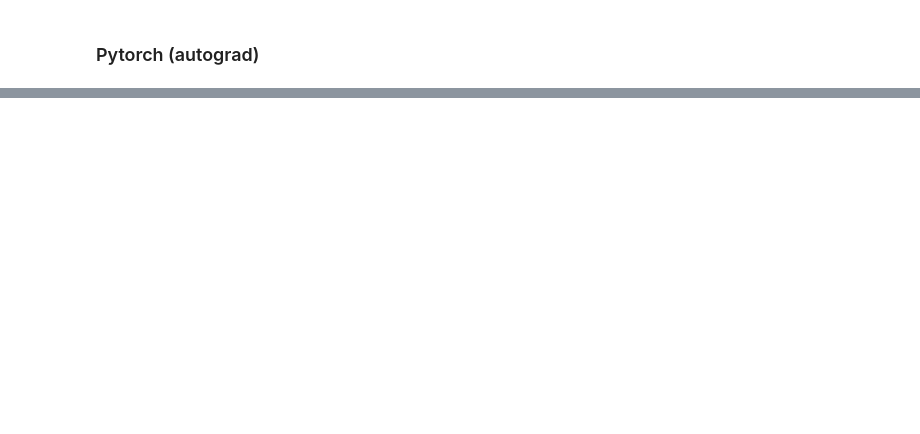
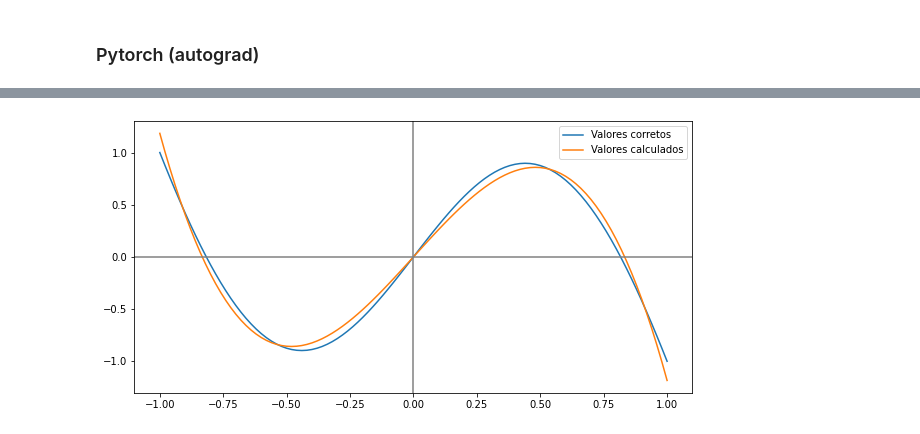
Before and after one commit to danieldasilvacosta/pucrio--vc--trabalhos--2022.2, a Jupyter notebook: Trabalho 2 - Daniel da Silva Costa/T2_DanielCosta.ipynb, the cells around one changed output, grey strips where cells are left out. Drawn from its saved outputs; the diff is of its cells as text; code cells hidden in the pictures; blank space fills up the shorter version.

```diff
--- a/Trabalho 2 - Daniel da Silva Costa/T2_DanielCosta.ipynb
+++ b/Trabalho 2 - Daniel da Silva Costa/T2_DanielCosta.ipynb
@@ -283,3 +282,0 @@ n_iters = 100
-# %%
-loss = nn.MSELoss()
-optimizer = torch.optim.SGD(model.parameters(), lr=learning_rate)
@@ -423,0 +283,3 @@ print(model_output)
+# %%
+x = torch.linspace( -1, 1, num_points, dtype=torch.float )
+y = torch.sin( np.pi * x) - x**3
@@ -423,0 +294,82 @@ print(model_output)
+# %%
+%%time
+
+learning_rate = 0.001
+iteracoes = 10000
+
+# a = torch.rand( (), dtype=torch.float, requires_grad=True )
+# b = torch.rand( (), dtype=torch.float, requires_grad=True )
+# c = torch.rand( (), dtype=torch.float, requires_grad=True )
+# d = torch.rand( (), dtype=torch.float, requires_grad=True )
+
+a = torch.tensor(0.0, dtype=torch.float32, requires_grad=True)
+b = torch.tensor(0.0, dtype=torch.float32, requires_grad=True)
+c = torch.tensor(0.0, dtype=torch.float32, requires_grad=True)
+d = torch.tensor(0.0, dtype=torch.float32, requires_grad=True)
+
+print( f'a (inicial): {a:.3f}' )
+print( f'b (inicial): {b:.3f}' )
+print( f'c (inicial): {c:.3f}' )
+print( f'd (inicial): {d:.3f}' )
+
+def forward(x):
+    return a + b*x + c*(x**2) + d*(x**3)
+
+def loss(y, y_pred):
+    return (y - y_pred).pow(2).sum()
+    # return (y - y_pred).pow(2).sum() / len(y)
+
+for iteracao in range(0, iteracoes):
+
+    y_pred = forward(x)
+
+    l = loss(y, y_pred)
+
+    # Calcular os gradientes de forma automática usando o PyTorch (autograd)
+    l.backward()
+
+    with torch.no_grad():
+
+        a -= learning_rate * a.grad
+        b -= learning_rate * b.grad
+        c -= learning_rate * c.grad
+        d -= learning_rate * d.grad
+
+    a.grad.zero_()
+    b.grad.zero_()
+    c.grad.zero_()
+    d.grad.zero_()
+
+    # if iteracao % 20 == 0:
+    #     print(f'iteracao {iteracao}')
+    #     print(f'loss = {l.item():.8f}')
+    #     print()
+    #     print(f'a = {a.item():.3f}')
+    #     print(f'b = {b.item():.3f}')
+    #     print(f'c = {c.item():.3f}')
+    #     print(f'd = {d.item():.3f}')
+    #     print()
+    #     print( '------------------------------' )
+    #     print()
+
+print()
+print( f'Solução a = {a.item():.3f}' )
+print( f'Solução b = {b.item():.3f}' )
+print( f'Solução c = {c.item():.3f}' )
+print( f'Solução d = {d.item():.3f}' )
+print()
+
+y_novo = a.item() + b.item() * x + c.item() * (x**2) + d.item() * x**3
+
+print()
+print( f'Função aproximada: {a.item():.3f} + {b.item():.3f} x + {c.item():.3f} x^2 + {d.item():.3f} x^3' )
+print()
+
+plt.figure( figsize=(10, 5) )
+plt.plot( x, y, label='Valores corretos' )
+plt.plot( x, y_novo, label='Valores calculados' )
+plt.axhline( 0, color='gray')
+plt.axvline( 0, color='gray')
+plt.legend()
+plt.show()
+# %% [output]
@@ -423,0 +388 @@ print(model_output)
+[figure, added]
```
Also changed, not shown: parts of 27 cells of this notebook.
